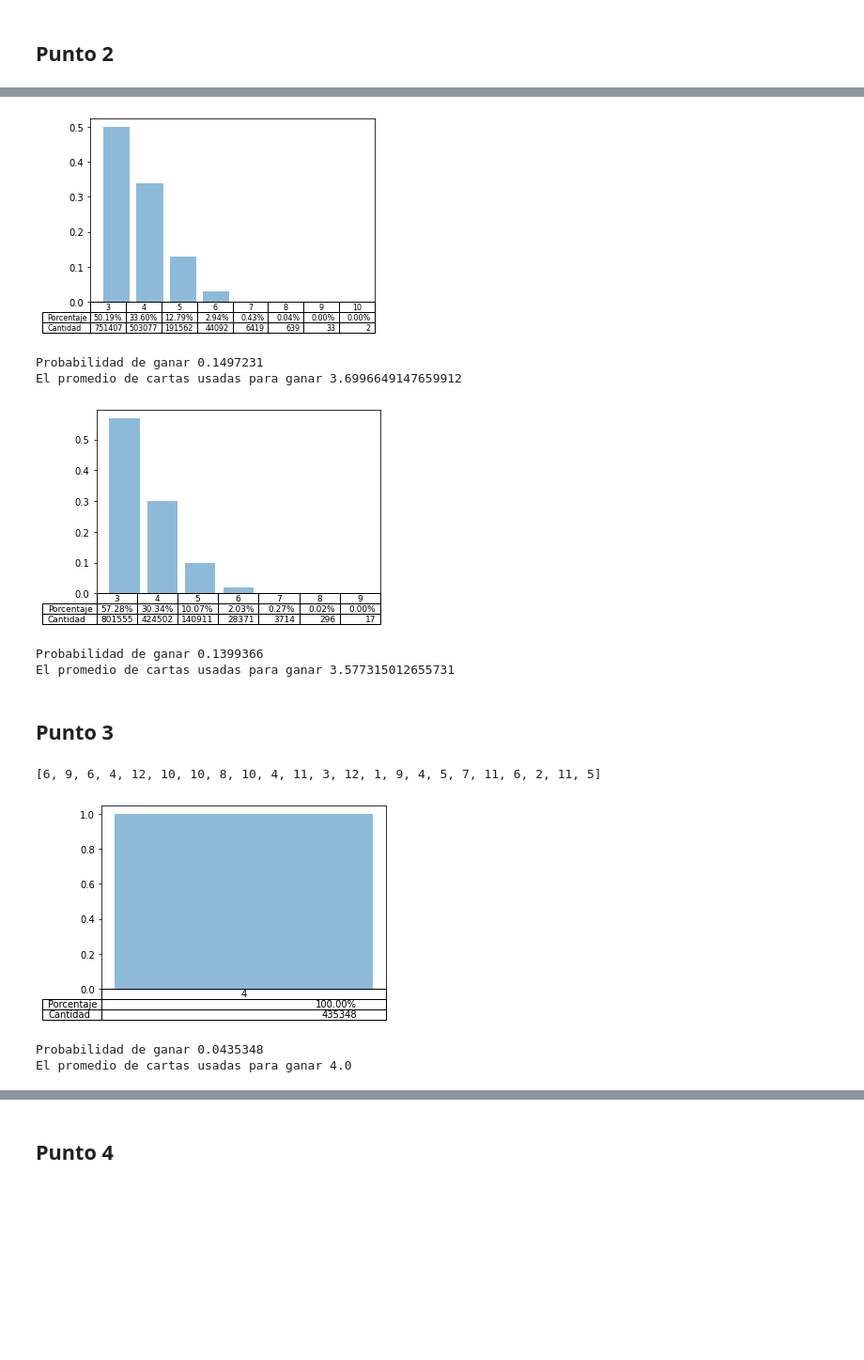
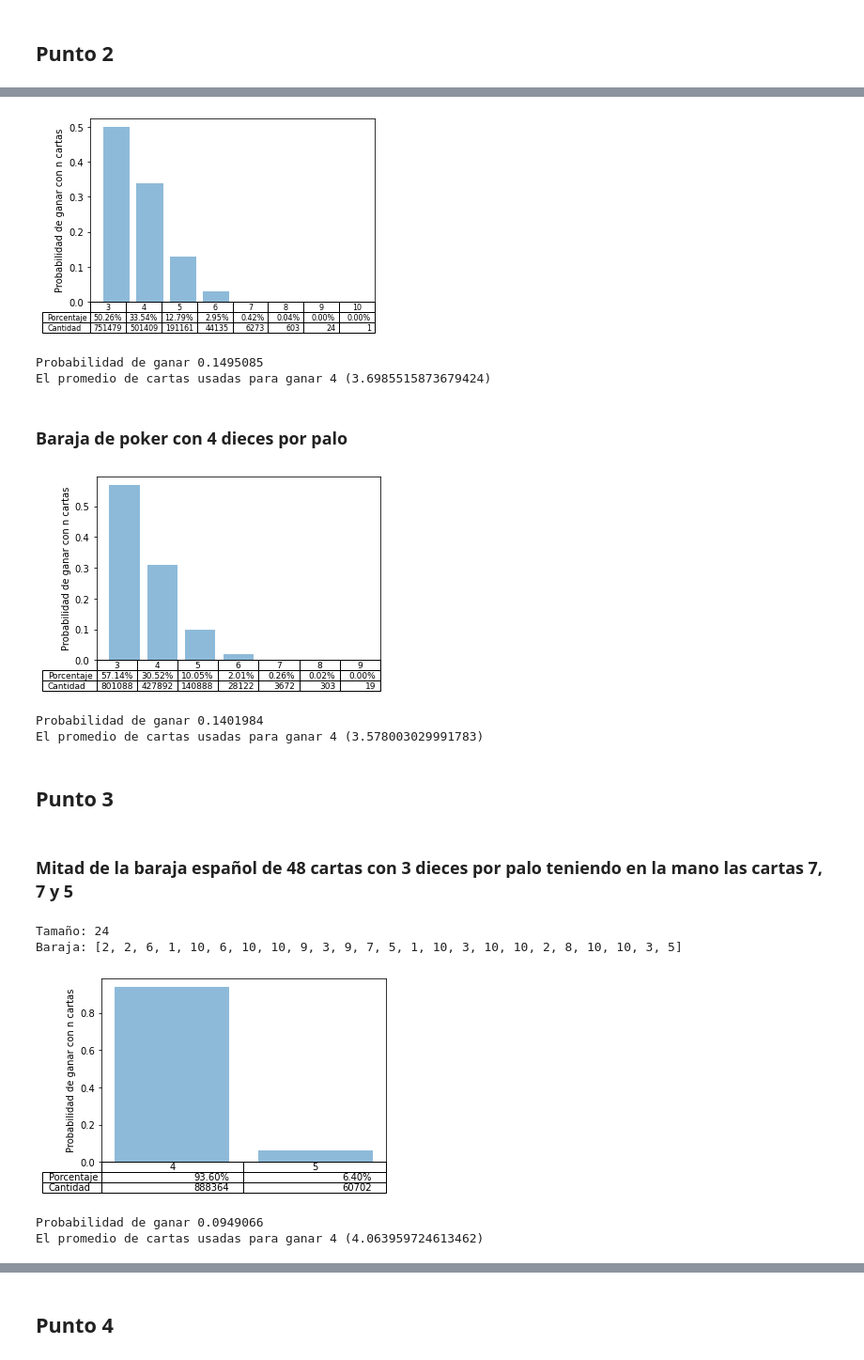
Before and after one commit to csantosr/MetNumUN2020II, a Jupyter notebook: Lab4/21BlackjackGrNumericalMethods1StGroup1.ipynb, the cells around one changed output, grey strips where cells are left out. Shown at 94% size. Drawn from its saved outputs; the diff is of its cells as text; code cells hidden in the pictures; blank space fills up the shorter version.

```diff
--- a/Lab4/21BlackjackGrNumericalMethods1StGroup1.ipynb
+++ b/Lab4/21BlackjackGrNumericalMethods1StGroup1.ipynb
@@ -82,23 +114,39 @@ nrm_poker_deck = [1,2,3,4,5,6,7,8,9,10,10,10,10,1,2,3,4,5,6,7,8,9,10,10,10,10,1,
 # %%
 probability, win_cards_sum = monte_carlo_blackjack(10000000, nrm_spanish_deck, ploting=True)
 print("Probabilidad de ganar {}".format(probability))
-print("El promedio de cartas usadas para ganar {}".format(sum(win_cards_sum)/len(win_cards_sum)))
+print("El promedio de cartas usadas para ganar {} ({})".format(round(sum(win_cards_sum)/len(win_cards_sum)), sum(win_cards_sum)/len(win_cards_sum)))
 # %% [output]
-[figure, old version]
+[figure, new version]
-Probabilidad de ganar 0.1497231
-El promedio de cartas usadas para ganar 3.6996649147659912
+Probabilidad de ganar 0.1495085
+El promedio de cartas usadas para ganar 4 (3.6985515873679424)
+# %% [markdown]
+### Baraja de poker con 4 dieces por palo
 # %%
 probability, win_cards_sum = monte_carlo_blackjack(10000000, nrm_poker_deck, ploting=True)
 print("Probabilidad de ganar {}".format(probability))
-print("El promedio de cartas usadas para ganar {}".format(sum(win_cards_sum)/len(win_cards_sum)))
+print("El promedio de cartas usadas para ganar {} ({})".format(round(sum(win_cards_sum)/len(win_cards_sum)), sum(win_cards_sum)/len(win_cards_sum)))
 # %% [output]
-[figure, old version]
+[figure, new version]
-Probabilidad de ganar 0.1399366
-El promedio de cartas usadas para ganar 3.577315012655731
+Probabilidad de ganar 0.1401984
+El promedio de cartas usadas para ganar 4 (3.578003029991783)
 # %% [markdown]
 ## Punto 3
 # %%
 def custom_deck(base_deck, parts_of_deck=2, hand=[]):
+  '''
+  Función para generar barajas aleatorias partiendo de una baraja base y un set
+  de cartas a ignorar
+
+  Parameters
+  ----------
+  base_deck : int array
+    La baraja desde la cual se generará una nueva
+  parts_of_deck : int, optional (default=2)
+    Partes en la que se partirá la baraja
+  hand: int array (default=[])
+    Cartas que no serán tenidas en cuenta al momento de la generación de la
+    nueva baraja
+  '''
   auxiliar_deck = base_deck[:]
   for card in hand:
     auxiliar_deck.remove(card)
@@ -111,13 +230,17 @@ def custom_deck(base_deck, parts_of_deck=2, hand=[]):
+# %% [markdown]
+### Mitad de la baraja español de 48 cartas con 3 dieces por palo teniendo en la mano las cartas 7, 7 y 5
 # %%
-spanish_cool_deck = custom_deck(std_spanish_deck, hand=[7, 7, 5])
-print(spanish_cool_deck)
+spanish_half_deck = custom_deck(nrm_spanish_deck, hand=[7, 7, 5])
+print('''Tamaño: {}
+Baraja: {}'''.format(len(spanish_half_deck), spanish_half_deck))
 # %% [output]
-[6, 9, 6, 4, 12, 10, 10, 8, 10, 4, 11, 3, 12, 1, 9, 4, 5, 7, 11, 6, 2, 11, 5]
+Tamaño: 24
+Baraja: [2, 2, 6, 1, 10, 6, 10, 10, 9, 3, 9, 7, 5, 1, 10, 3, 10, 10, 2, 8, 10, 10, 3, 5]
 # %%
-probability, win_cards_sum = monte_carlo_blackjack(10000000, spanish_cool_deck, [7, 7, 5], ploting=True)
+probability, win_cards_sum = monte_carlo_blackjack_dynamic_decks(10000000, base_deck=nrm_spanish_deck, initial_game_cards=[7, 7, 5], ploting=True)
 print("Probabilidad de ganar {}".format(probability))
-print("El promedio de cartas usadas para ganar {}".format(sum(win_cards_sum)/len(win_cards_sum)))
+print("El promedio de cartas usadas para ganar {} ({})".format(round(sum(win_cards_sum)/len(win_cards_sum)), sum(win_cards_sum)/len(win_cards_sum)))
 # %% [output]
-[figure, old version]
+[figure, new version]
-Probabilidad de ganar 0.0435348
-El promedio de cartas usadas para ganar 4.0
+Probabilidad de ganar 0.0949066
+El promedio de cartas usadas para ganar 4 (4.063959724613462)
```
Also changed, not shown: parts of 24 cells of this notebook.
